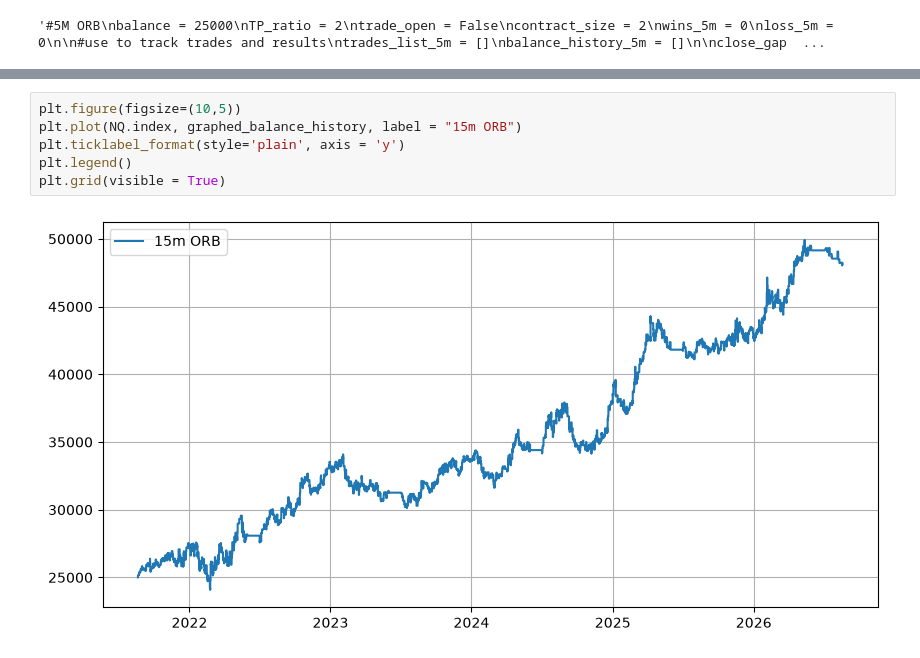
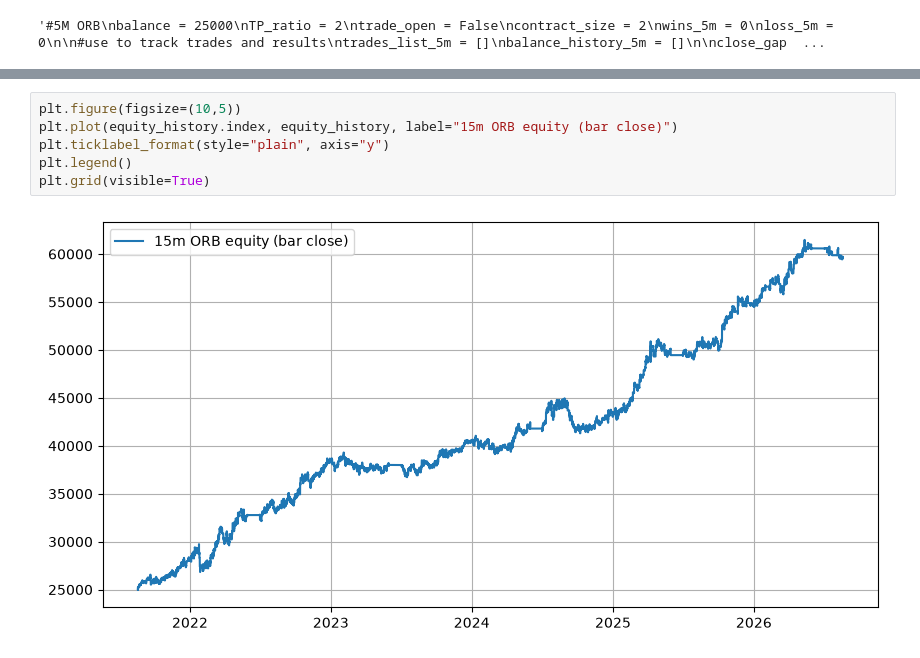
Before and after one commit to teddieworld/algotrading, a Jupyter notebook: backtestprogram/BT_ORB.ipynb, the cells around one changed output, grey strips where cells are left out. Drawn from its saved outputs; the diff is of its cells as text.

```diff
--- a/backtestprogram/BT_ORB.ipynb
+++ b/backtestprogram/BT_ORB.ipynb
@@ -416,8 +232,8 @@ Sharpe:  0.7710261195748032
 # %%
 plt.figure(figsize=(10,5))
-plt.plot(NQ.index, graphed_balance_history, label = "15m ORB")
-plt.ticklabel_format(style='plain', axis = 'y')
+plt.plot(equity_history.index, equity_history, label="15m ORB equity (bar close)")
+plt.ticklabel_format(style="plain", axis="y")
 plt.legend()
-plt.grid(visible = True)
+plt.grid(visible=True)
 # %% [output]
-[figure, old version]
+[figure, new version]
```
Also changed, not shown: parts of 3 cells of this notebook, 6 other files.
